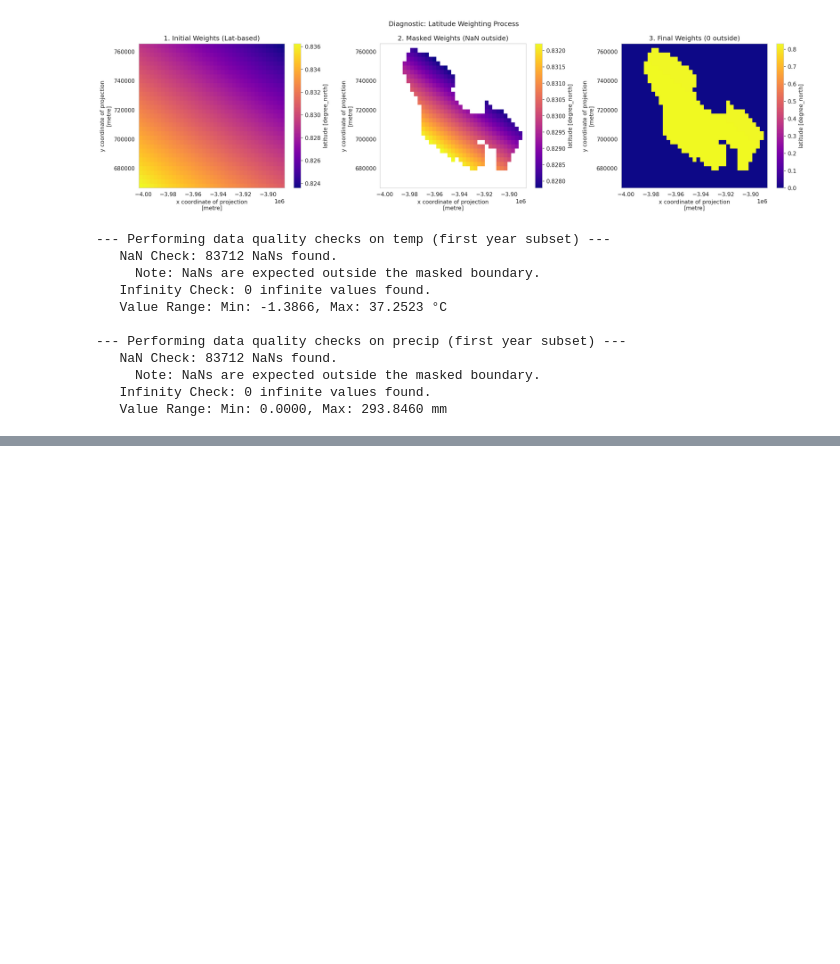
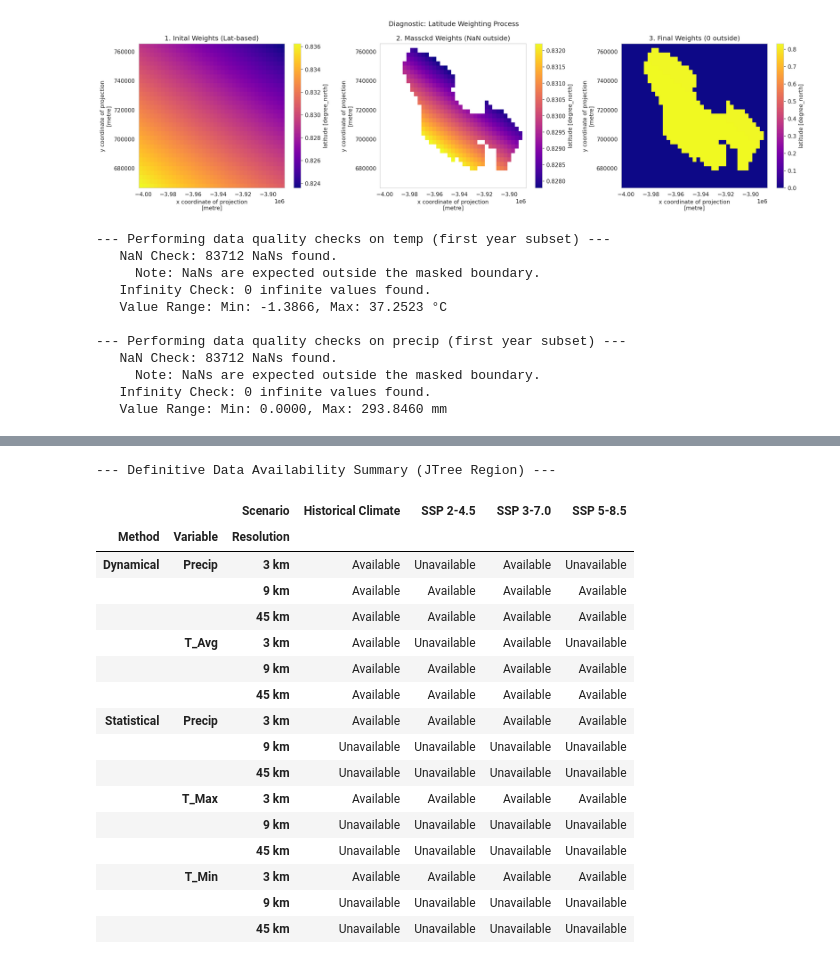
Before and after one commit to SchmidtDSE/climate_data_pipeline, a Jupyter notebook: notebooks/daignostics.ipynb, the cells around one changed output, grey strips where cells are left out. Cells and saved outputs as stored; diff of their text form; code cells hidden in the pictures; blank space fills up the shorter version.

```diff
--- a/notebooks/daignostics.ipynb
+++ b/notebooks/daignostics.ipynb
@@ -1601,0 +1880,69 @@ Comparing JTree and Mojave data availability...
+# %%
+
+try:
+    from IPython.display import display
+except ImportError:
+
+    display = print
+
+
+
+if 'resultsDataFrame' in globals() and not resultsDataFrame.empty:
+#need to be ordered 3 9 45km
+    try:
+
+        presentResolutions = sorted(list(resultsDataFrame['Resolution'].unique()), key=lambda x: int(x.split()[0]))
+    except ValueError:
+        presentResolutions = sorted(list(resultsDataFrame['Resolution'].unique()))
+
+    resultsDataFrame['Resolution'] = pd.Categorical(resultsDataFrame['Resolution'], categories=presentResolutions, ordered=True)
+
+
+    availabilityPivotTableDetailed = resultsDataFrame.pivot_table(
+        index=['Method', 'Variable', 'Resolution'],
+        columns='Scenario',
+        values='Status',
+        aggfunc=aggregateAvailabilityStatus
+    )
+
+    print("--- Definitive Data Availability Summary (JTree Region) ---")
+
+
+    try:
+
+        orderedScenarios = [s for s in testScenariosListValid if s in availabilityPivotTableDetailed.columns]
+        availabilityPivotTableDetailed = availabilityPivotTableDetailed[orderedScenarios]
+    except Exception:
+        pass
+
+
+
+    display(availabilityPivotTableDetailed.fillna("N/A").style.applymap(styleAvailabilityPivot))
+
+
+    failuresDataFrame = resultsDataFrame[resultsDataFrame['Status'] != "Success"]
+    if not failuresDataFrame.empty:
+        print("\n--- Detailed Failure Report ---")
+        display(failuresDataFrame[['Method', 'Resolution', 'Scenario', 'Variable', 'Status', 'Details']])
+
+else:
+    print("No results data to tabulate. Please run Cell 17.")
+# %% [output]
+--- Definitive Data Availability Summary (JTree Region) ---
+|  |  | Scenario | Historical Climate | SSP 2-4.5 | SSP 3-7.0 | SSP 5-8.5 |
+| Method | Variable | Resolution |  |  |  |  |
+| Dynamical | Precip | 3 km | Available | Unavailable | Available | Unavailable |
+|  |  | 9 km | Available | Available | Available | Available |
+|  |  | 45 km | Available | Available | Available | Available |
+|  | T_Avg | 3 km | Available | Unavailable | Available | Unavailable |
+|  |  | 9 km | Available | Available | Available | Available |
+|  |  | 45 km | Available | Available | Available | Available |
+| Statistical | Precip | 3 km | Available | Available | Available | Available |
+|  |  | 9 km | Unavailable | Unavailable | Unavailable | Unavailable |
+|  |  | 45 km | Unavailable | Unavailable | Unavailable | Unavailable |
+|  | T_Max | 3 km | Available | Available | Available | Available |
+|  |  | 9 km | Unavailable | Unavailable | Unavailable | Unavailable |
+|  |  | 45 km | Unavailable | Unavailable | Unavailable | Unavailable |
+|  | T_Min | 3 km | Available | Available | Available | Available |
+|  |  | 9 km | Unavailable | Unavailable | Unavailable | Unavailable |
+|  |  | 45 km | Unavailable | Unavailable | Unavailable | Unavailable |
```
Also changed, not shown: parts of 24 cells of this notebook.
